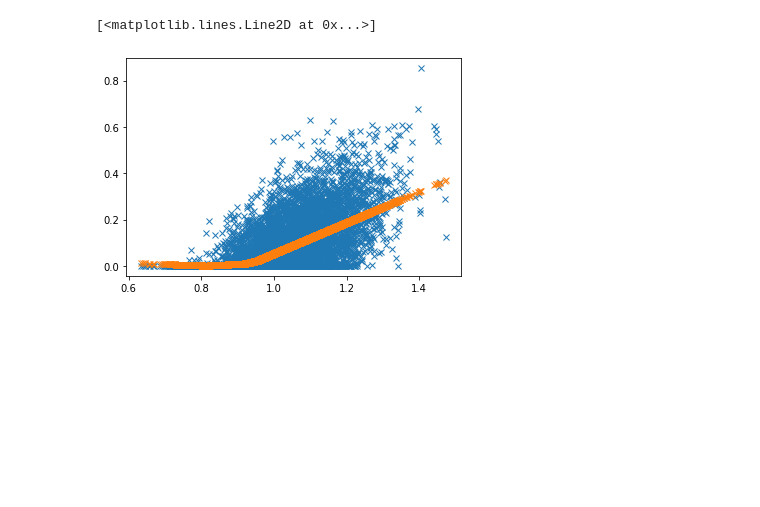
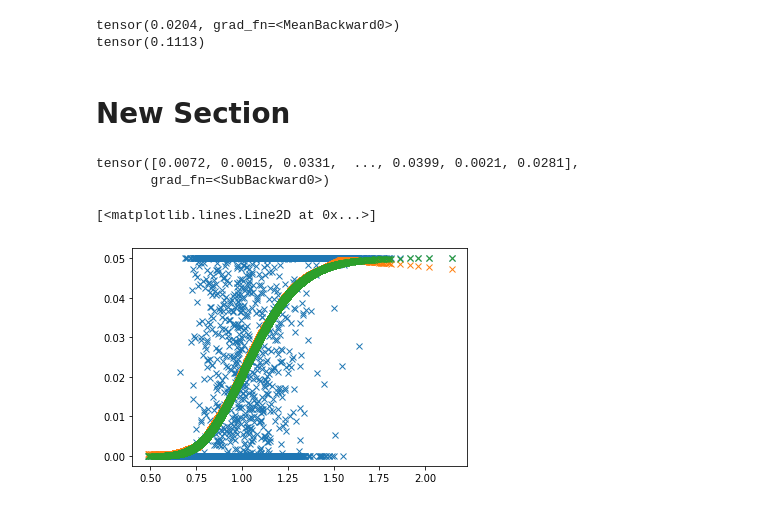
Before and after one commit to QuantAnalyticsTorch/quant_analytics_torch, a Jupyter notebook: examples/DeepNeuralNetworkConditionalExpectation.ipynb, the cells around one changed output. Cells and saved outputs as stored; diff of their text form; code cells hidden in the pictures; blank space fills up the shorter version.

```diff
--- a/examples/DeepNeuralNetworkConditionalExpectation.ipynb
+++ b/examples/DeepNeuralNetworkConditionalExpectation.ipynb
@@ -30,0 +120,2 @@ class PathGeneratorLognormal(torch.nn.Module):
+# %%
+dpdx = torch.autograd.grad(p_t.sum(), x[1], create_graph=True, retain_graph=True, allow_unused=True)
@@ -126,7 +251,7 @@ class DeepLearningConditionalExpectation(torch.nn.Module):
 
             print(f'Epoch number: {i:3} mean variance loss: {loss.item():10.6f}')
 # %%
-deepLearningValuation = DeepLearningConditionalExpectation(batch_size=5000, hidden_layer_size=8, seq_len=2, epochs=15, training_size=20)
+deepLearningValuation = DeepLearningConditionalExpectation(batch_size=10000, hidden_layer_size=32, seq_len=2, epochs=10, training_size=15)
 # %%
 deepLearningValuation.run()
 # %% [output]
@@ -155,13 +275,30 @@ x0 = deepLearningValuation.paths(paths)
 # Payoff being pi = max(dx-0,0)
 payoff = deepLearningValuation.payoff(x0)
 
+print(torch.mean(payoff))
+
+print(black_torch(torch.tensor(1),1,torch.tensor(0.28)))
+
 # Hedge performance pnl = pi - delta * dx
-output = deepLearningValuation.output(x0)
+output = deepLearningValuation.output(x0[1])
+# %% [output]
+tensor(0.0204, grad_fn=<MeanBackward0>)
+tensor(0.1113)
+# %% [markdown]
+# New Section
+# %%
+b_t = black_torch(x0[1][:,0],1,0.2) - black_torch(x0[1][:,0],1.05,0.2)
+# %%
+print(b_t)
+# %% [output]
+tensor([0.0072, 0.0015, 0.0331,  ..., 0.0399, 0.0021, 0.0281],
+       grad_fn=<SubBackward0>)
 # %%
-m = 1
+m = 0
 
-plt.plot(x0[:,m].detach().cpu().numpy(),payoff[:,0].detach().cpu().numpy(), 'x')
-plt.plot(x0[:,m].detach().cpu().numpy(),output[:,0].detach().cpu().numpy(), 'x')
+plt.plot(x0[1][:,0].detach().cpu().numpy(),payoff[:,0].detach().cpu().numpy(), 'x')
+plt.plot(x0[1][:,0].detach().cpu().numpy(),output[:,0].detach().cpu().numpy(), 'x')
+plt.plot(x0[1][:,0].detach().cpu().numpy(),b_t.detach().cpu().numpy(), 'x')
 # %% [output]
 [<matplotlib.lines.Line2D at 0x...>]
-[figure, old version]
+[figure, new version]
```
Also changed, not shown: parts of 21 cells of this notebook.
